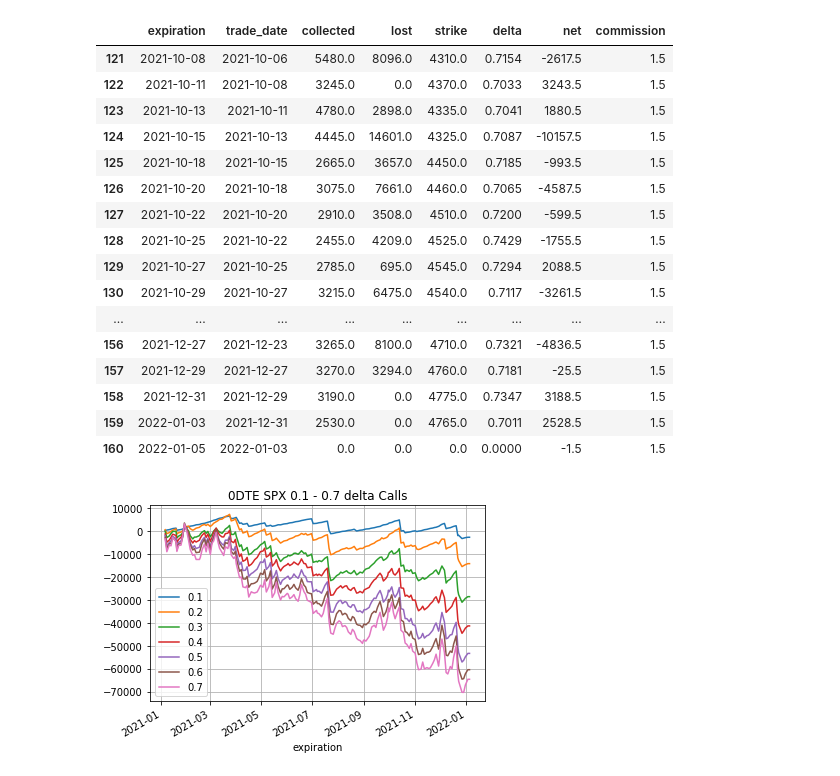
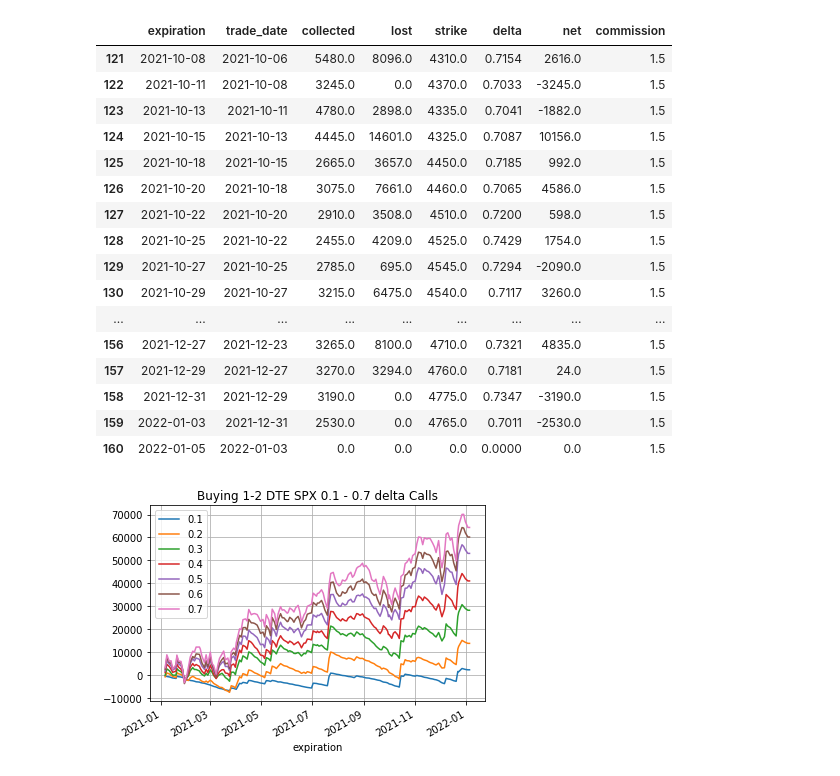
Before and after one commit to jcurtiswebb/SPXoptions-put-backtesting, a Jupyter notebook: spx-put-selling-analysis.ipynb, the cells around one changed output. Drawn from its saved outputs; the diff is of its cells as text; code cells hidden in the pictures.

Commit message:
Kaggle Notebook | SPX Option Selling Backtester | Version 11

```diff
--- a/spx-put-selling-analysis.ipynb
+++ b/spx-put-selling-analysis.ipynb
@@ -20,6 +20,7 @@ min_delta = 0.50
 # ot Option Type can be C or P (case-sensitive)
 ot = 'C'
 same_day = False
+buy_option = True
 purchase_time = '15:45:00'
 
 commission = 1.5
@@ -81,6 +82,10 @@ for min_delta in deltas:
     df_trades['strike'],df_trades['delta'],df_trades['collected'] = df_trades.apply(lambda row : get_contract_strike(row['trade_date'], row['expiration'], df_calls if ot == 'C' else df_puts), axis = 1).T.values
     df_trades['lost'] = df_trades.apply(lambda row : get_amount_lost(row['expiration'], row['strike'], ot), axis=1)
     df_trades['net'] = df_trades['collected'] - df_trades['lost'] - df_trades['commission']
+    if buy_option:
+        df_trades['net'] = df_trades['net']*-1.
+
+    df_trades['net'] = df_trades['net'] - df_trades['commission']
 
     # if you want to scale the chart, you should do it here
     factor = 1.0
@@ -95,30 +100,30 @@ for min_delta in deltas:
 df_trades.tail(40)
 # %% [output]
 |  | expiration | trade_date | collected | lost | strike | delta | net | commission |
-| 121 | 2021-10-08 | 2021-10-06 | 5480.0 | 8096.0 | 4310.0 | 0.7154 | -2617.5 | 1.5 |
-| 122 | 2021-10-11 | 2021-10-08 | 3245.0 | 0.0 | 4370.0 | 0.7033 | 3243.5 | 1.5 |
-| 123 | 2021-10-13 | 2021-10-11 | 4780.0 | 2898.0 | 4335.0 | 0.7041 | 1880.5 | 1.5 |
-| 124 | 2021-10-15 | 2021-10-13 | 4445.0 | 14601.0 | 4325.0 | 0.7087 | -10157.5 | 1.5 |
-| 125 | 2021-10-18 | 2021-10-15 | 2665.0 | 3657.0 | 4450.0 | 0.7185 | -993.5 | 1.5 |
-| 126 | 2021-10-20 | 2021-10-18 | 3075.0 | 7661.0 | 4460.0 | 0.7065 | -4587.5 | 1.5 |
-| 127 | 2021-10-22 | 2021-10-20 | 2910.0 | 3508.0 | 4510.0 | 0.7200 | -599.5 | 1.5 |
-| 128 | 2021-10-25 | 2021-10-22 | 2455.0 | 4209.0 | 4525.0 | 0.7429 | -1755.5 | 1.5 |
-| 129 | 2021-10-27 | 2021-10-25 | 2785.0 | 695.0 | 4545.0 | 0.7294 | 2088.5 | 1.5 |
-| 130 | 2021-10-29 | 2021-10-27 | 3215.0 | 6475.0 | 4540.0 | 0.7117 | -3261.5 | 1.5 |
+| 121 | 2021-10-08 | 2021-10-06 | 5480.0 | 8096.0 | 4310.0 | 0.7154 | 2616.0 | 1.5 |
+| 122 | 2021-10-11 | 2021-10-08 | 3245.0 | 0.0 | 4370.0 | 0.7033 | -3245.0 | 1.5 |
+| 123 | 2021-10-13 | 2021-10-11 | 4780.0 | 2898.0 | 4335.0 | 0.7041 | -1882.0 | 1.5 |
+| 124 | 2021-10-15 | 2021-10-13 | 4445.0 | 14601.0 | 4325.0 | 0.7087 | 10156.0 | 1.5 |
+| 125 | 2021-10-18 | 2021-10-15 | 2665.0 | 3657.0 | 4450.0 | 0.7185 | 992.0 | 1.5 |
+| 126 | 2021-10-20 | 2021-10-18 | 3075.0 | 7661.0 | 4460.0 | 0.7065 | 4586.0 | 1.5 |
+| 127 | 2021-10-22 | 2021-10-20 | 2910.0 | 3508.0 | 4510.0 | 0.7200 | 598.0 | 1.5 |
+| 128 | 2021-10-25 | 2021-10-22 | 2455.0 | 4209.0 | 4525.0 | 0.7429 | 1754.0 | 1.5 |
+| 129 | 2021-10-27 | 2021-10-25 | 2785.0 | 695.0 | 4545.0 | 0.7294 | -2090.0 | 1.5 |
+| 130 | 2021-10-29 | 2021-10-27 | 3215.0 | 6475.0 | 4540.0 | 0.7117 | 3260.0 | 1.5 |
 | ... | ... | ... | ... | ... | ... | ... | ... | ... |
-| 156 | 2021-12-27 | 2021-12-23 | 3265.0 | 8100.0 | 4710.0 | 0.7321 | -4836.5 | 1.5 |
-| 157 | 2021-12-29 | 2021-12-27 | 3270.0 | 3294.0 | 4760.0 | 0.7181 | -25.5 | 1.5 |
-| 158 | 2021-12-31 | 2021-12-29 | 3190.0 | 0.0 | 4775.0 | 0.7347 | 3188.5 | 1.5 |
-| 159 | 2022-01-03 | 2021-12-31 | 2530.0 | 0.0 | 4765.0 | 0.7011 | 2528.5 | 1.5 |
-| 160 | 2022-01-05 | 2022-01-03 | 0.0 | 0.0 | 0.0 | 0.0000 | -1.5 | 1.5 |
+| 156 | 2021-12-27 | 2021-12-23 | 3265.0 | 8100.0 | 4710.0 | 0.7321 | 4835.0 | 1.5 |
+| 157 | 2021-12-29 | 2021-12-27 | 3270.0 | 3294.0 | 4760.0 | 0.7181 | 24.0 | 1.5 |
+| 158 | 2021-12-31 | 2021-12-29 | 3190.0 | 0.0 | 4775.0 | 0.7347 | -3190.0 | 1.5 |
+| 159 | 2022-01-03 | 2021-12-31 | 2530.0 | 0.0 | 4765.0 | 0.7011 | -2530.0 | 1.5 |
+| 160 | 2022-01-05 | 2022-01-03 | 0.0 | 0.0 | 0.0 | 0.0000 | 0.0 | 1.5 |
 # %%
 fig = plt.figure()
 ax = fig.add_subplot(1, 1, 1)
 for df_plot in all_plot_dfs:
     df_plot.plot(ax=ax)
 ax.legend(deltas)
-plt.title(f"0DTE SPX {deltas[0]} - {deltas[-1]} delta {'Calls' if ot=='C' else 'Puts'}")
+plt.title(f"{'Buying' if buy_option else 'Selling'} {'0' if same_day else '1-2'} DTE SPX {deltas[0]} - {deltas[-1]} delta {'Calls' if ot=='C' else 'Puts'}")
 plt.grid()
 plt.savefig(f"{min_delta}.png")
 # %% [output]
-[figure, old version]
+[figure, new version]
```
